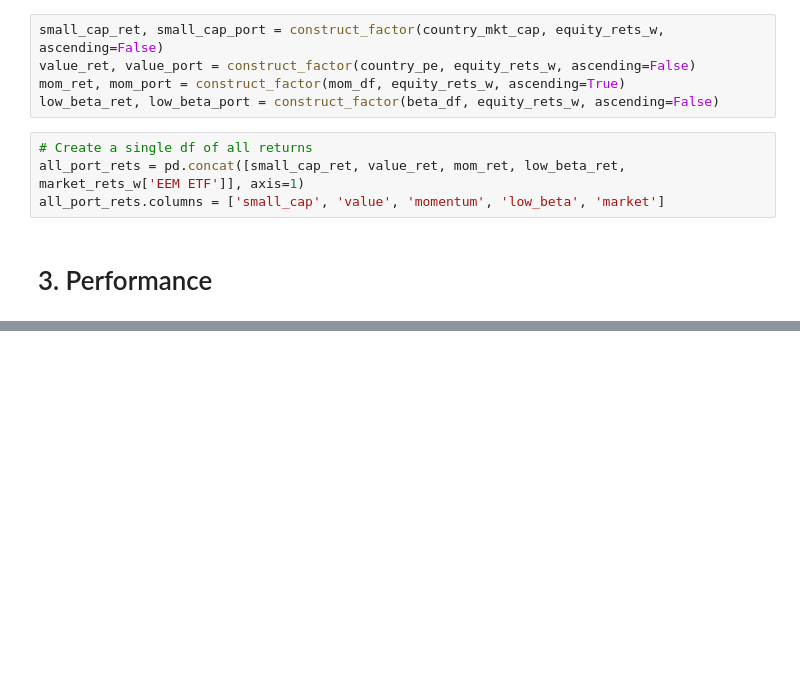
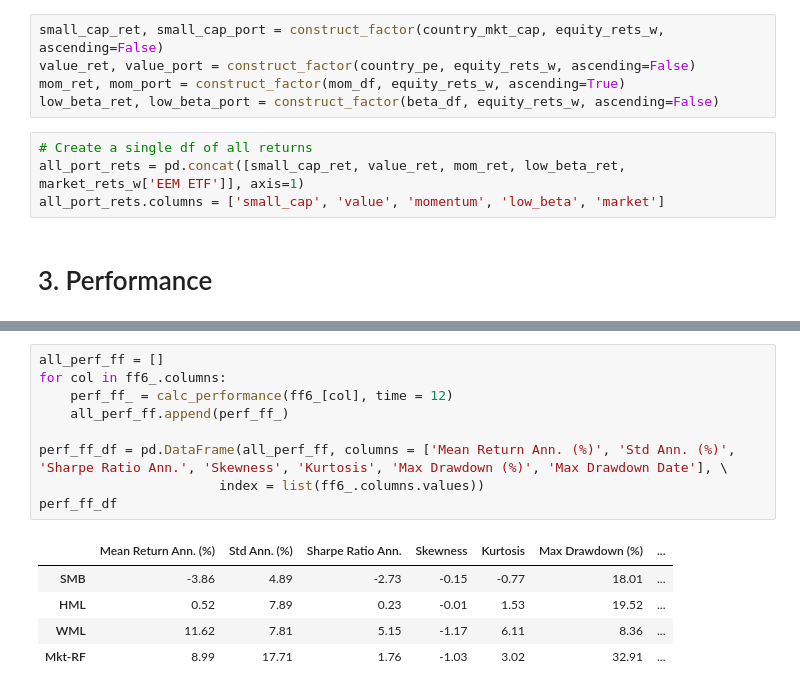
Before and after one commit to wingwingz/AFP, a Jupyter notebook: Portfolio Construction/country_factor_portfolios.ipynb, the cells around one changed output, grey strips where cells are left out. Saved outputs shown, nothing was run; the diff lists cells and outputs as text; blank space fills up the shorter version.

```diff
--- a/Portfolio Construction/country_factor_portfolios.ipynb
+++ b/Portfolio Construction/country_factor_portfolios.ipynb
@@ -565,0 +354,15 @@ market_perf
+# %%
+all_perf_ff = []
+for col in ff6_.columns:
+    perf_ff_ = calc_performance(ff6_[col], time = 12)
+    all_perf_ff.append(perf_ff_)
+
+perf_ff_df = pd.DataFrame(all_perf_ff, columns = ['Mean Return Ann. (%)', 'Std Ann. (%)', 'Sharpe Ratio Ann.', 'Skewness', 'Kurtosis', 'Max Drawdown (%)', 'Max Drawdown Date'], \
+                       index = list(ff6_.columns.values))
+perf_ff_df
+# %% [output]
+|  | Mean Return Ann. (%) | Std Ann. (%) | Sharpe Ratio Ann. | Skewness | Kurtosis | Max Drawdown (%) | ... |
+| SMB | -3.86 | 4.89 | -2.73 | -0.15 | -0.77 | 18.01 | ... |
+| HML | 0.52 | 7.89 | 0.23 | -0.01 | 1.53 | 19.52 | ... |
+| WML | 11.62 | 7.81 | 5.15 | -1.17 | 6.11 | 8.36 | ... |
+| Mkt-RF | 8.99 | 17.71 | 1.76 | -1.03 | 3.02 | 32.91 | ... |
```
Also changed, not shown: parts of 45 cells of this notebook.
